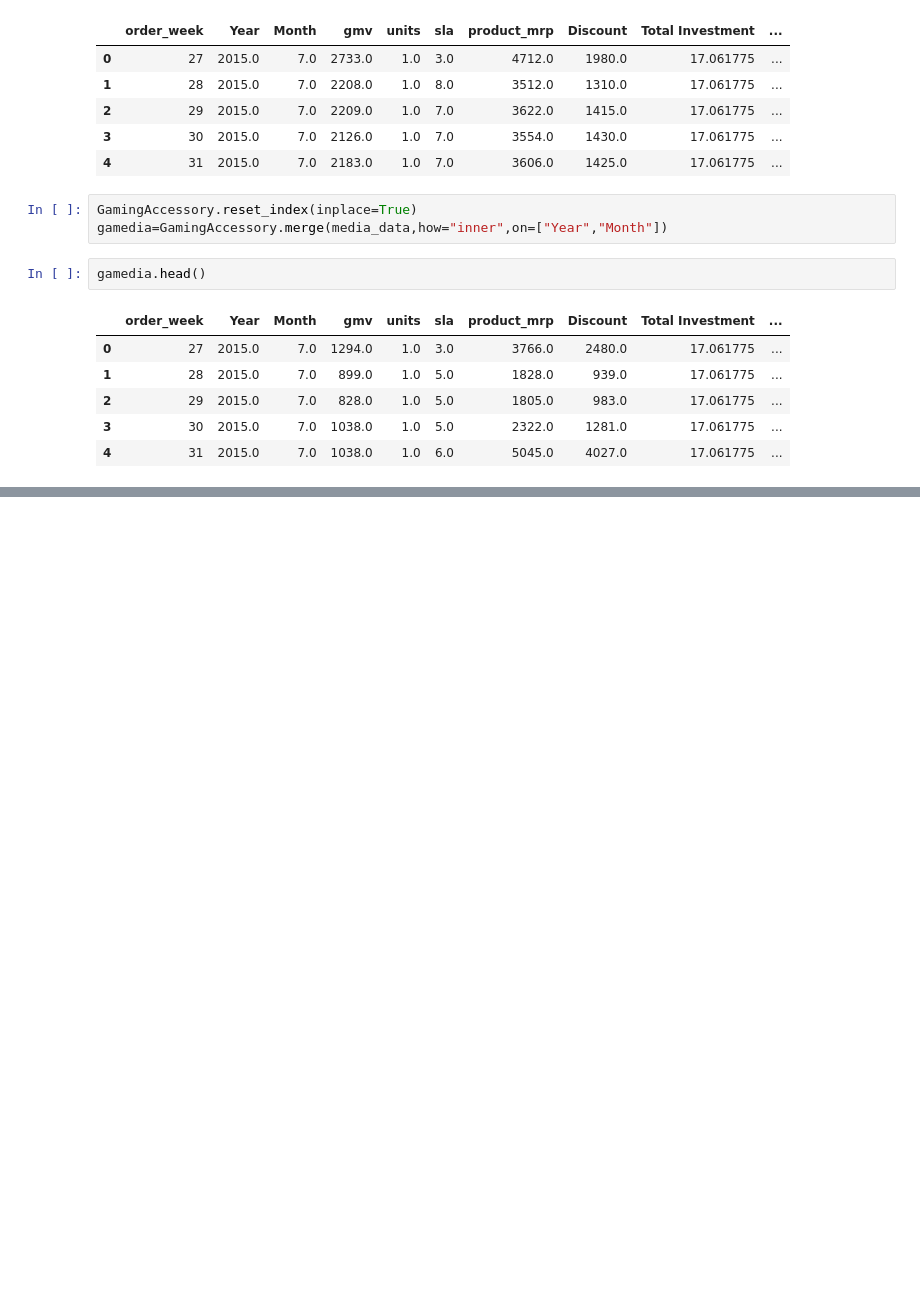
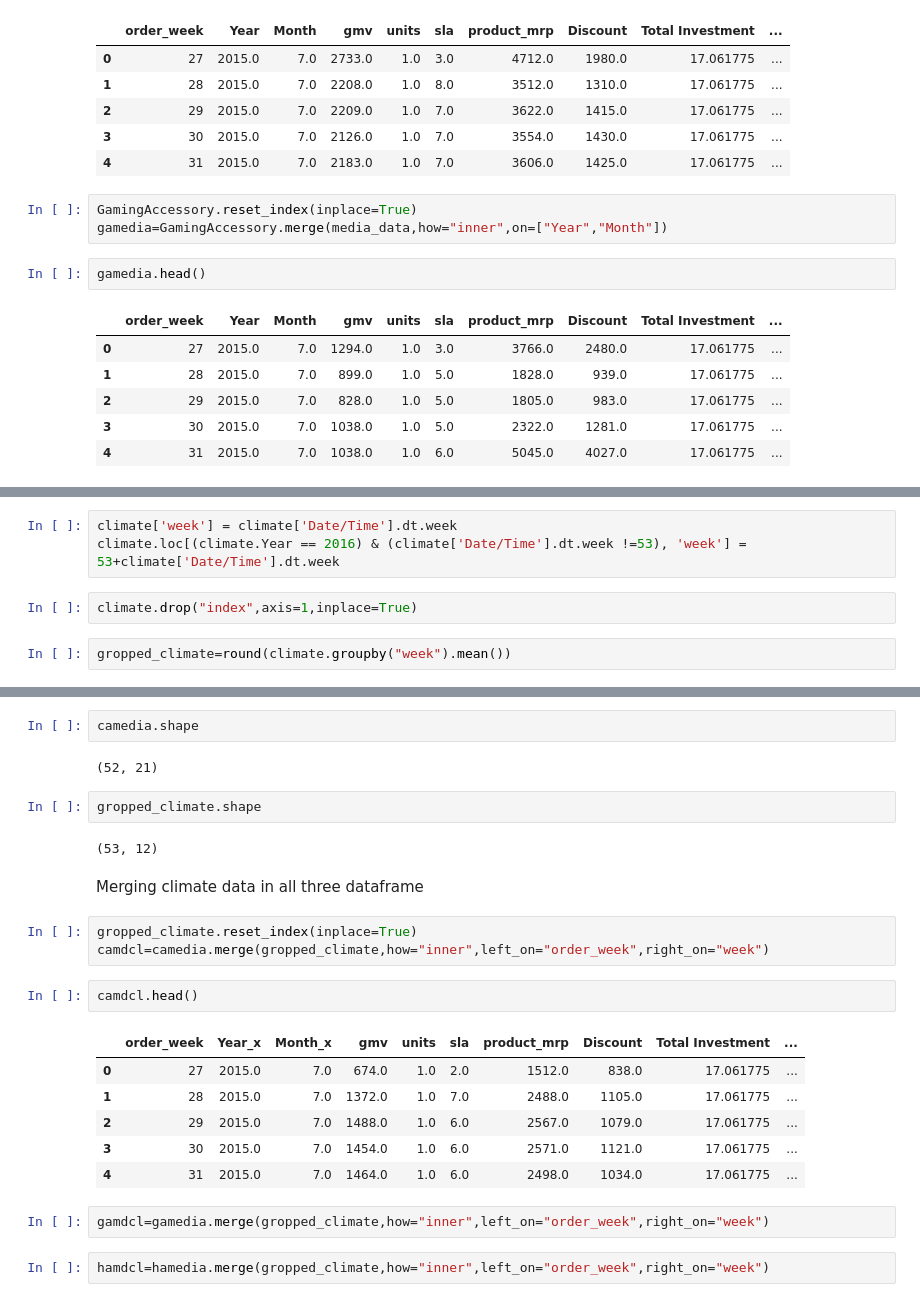
Before and after one commit to Anirudhakumar/DS-, a Jupyter notebook: MarketMixModeling.ipynb, the cells around one changed output, grey strips where cells are left out. Saved outputs shown, nothing was run; the diff lists cells and outputs as text; blank space fills up the shorter version.

```diff
--- a/MarketMixModeling.ipynb
+++ b/MarketMixModeling.ipynb
@@ -378,0 +527,7 @@ gamedia.head()
+# %%
+climate['week'] = climate['Date/Time'].dt.week
+climate.loc[(climate.Year == 2016) & (climate['Date/Time'].dt.week !=53), 'week'] = 53+climate['Date/Time'].dt.week
+# %%
+climate.drop("index",axis=1,inplace=True)
+# %%
+gropped_climate=round(climate.groupby("week").mean())
@@ -378,0 +544,26 @@ gamedia.head()
+# %%
+camedia.shape
+# %% [output]
+(52, 21)
+# %%
+gropped_climate.shape
+# %% [output]
+(53, 12)
+# %% [markdown]
+Merging climate data in all three dataframe
+# %%
+gropped_climate.reset_index(inplace=True)
+camdcl=camedia.merge(gropped_climate,how="inner",left_on="order_week",right_on="week")
+# %%
+camdcl.head()
+# %% [output]
+|  | order_week | Year_x | Month_x | gmv | units | sla | product_mrp | Discount | Total Investment | ... |
+| 0 | 27 | 2015.0 | 7.0 | 674.0 | 1.0 | 2.0 | 1512.0 | 838.0 | 17.061775 | ... |
+| 1 | 28 | 2015.0 | 7.0 | 1372.0 | 1.0 | 7.0 | 2488.0 | 1105.0 | 17.061775 | ... |
+| 2 | 29 | 2015.0 | 7.0 | 1488.0 | 1.0 | 6.0 | 2567.0 | 1079.0 | 17.061775 | ... |
+| 3 | 30 | 2015.0 | 7.0 | 1454.0 | 1.0 | 6.0 | 2571.0 | 1121.0 | 17.061775 | ... |
+| 4 | 31 | 2015.0 | 7.0 | 1464.0 | 1.0 | 6.0 | 2498.0 | 1034.0 | 17.061775 | ... |
+# %%
+gamdcl=gamedia.merge(gropped_climate,how="inner",left_on="order_week",right_on="week")
+# %%
+hamdcl=hamedia.merge(gropped_climate,how="inner",left_on="order_week",right_on="week")
```
Also changed, not shown: parts of 75 cells of this notebook.
